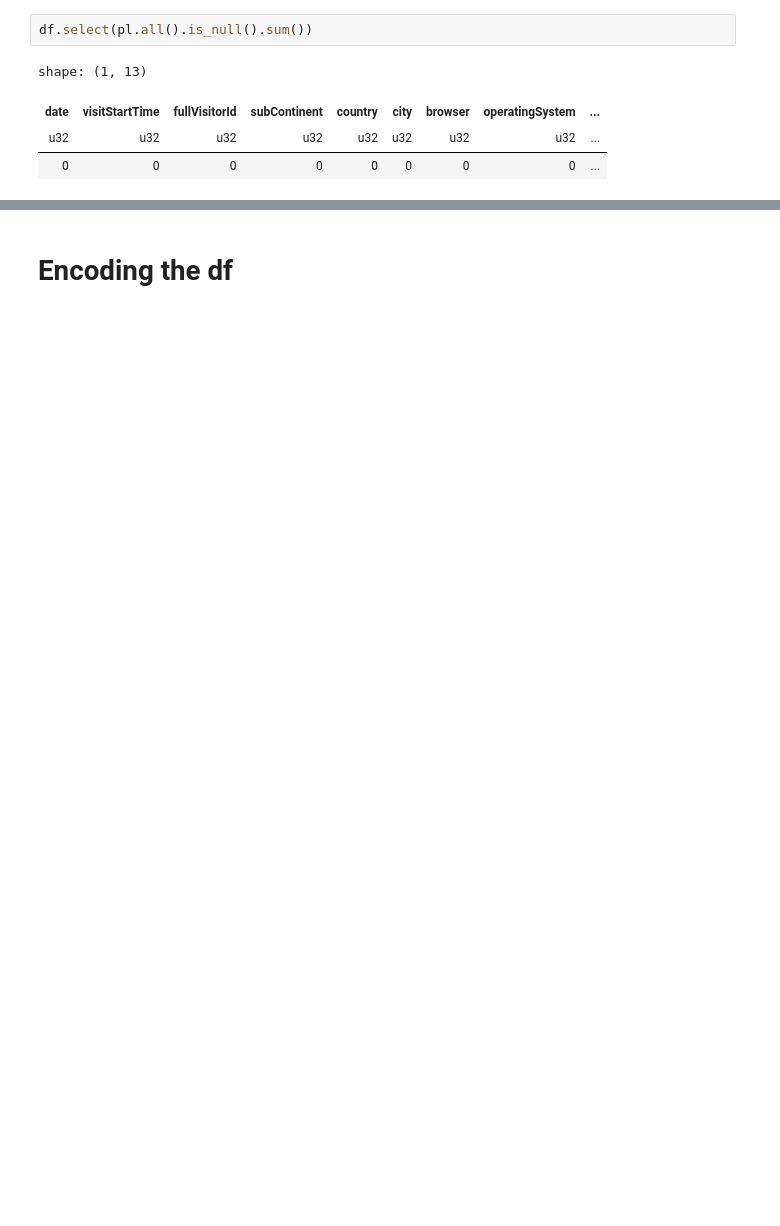
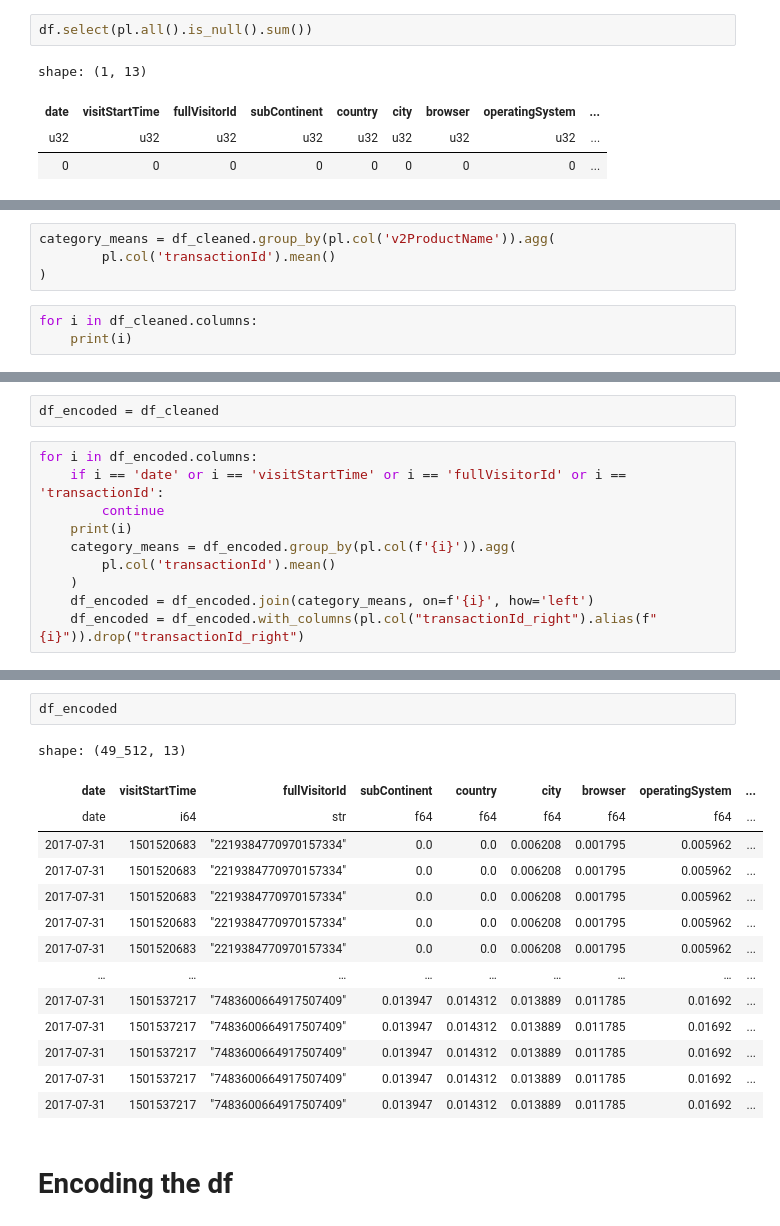
Before and after one commit to Andrew-Bordei/Data-Science, a Jupyter notebook: recommendation_system/notebooks/preprocessing.ipynb, the cells around one changed output, grey strips where cells are left out. Drawn from its saved outputs; the diff is of its cells as text; blank space fills up the shorter version.

```diff
--- a/recommendation_system/notebooks/preprocessing.ipynb
+++ b/recommendation_system/notebooks/preprocessing.ipynb
@@ -156,0 +141,7 @@ shape: (49_512, 13)
+# %%
+category_means = df_cleaned.group_by(pl.col('v2ProductName')).agg(
+        pl.col('transactionId').mean()
+)
+# %%
+for i in df_cleaned.columns:
+    print(i)
@@ -156,0 +162,12 @@ shape: (49_512, 13)
+# %%
+df_encoded = df_cleaned
+# %%
+for i in df_encoded.columns:
+    if i == 'date' or i == 'visitStartTime' or i == 'fullVisitorId' or i == 'transactionId':
+        continue
+    print(i)
+    category_means = df_encoded.group_by(pl.col(f'{i}')).agg(
+        pl.col('transactionId').mean()
+    )
+    df_encoded = df_encoded.join(category_means, on=f'{i}', how='left')
+    df_encoded = df_encoded.with_columns(pl.col("transactionId_right").alias(f"{i}")).drop("transactionId_right")
@@ -157,3 +184,20 @@ shape: (49_512, 13)
+# %%
+df_encoded
+# %% [output]
+shape: (49_512, 13)
+| date | visitStartTime | fullVisitorId | subContinent | country | city | browser | operatingSystem | ... |
+| date | i64 | str | f64 | f64 | f64 | f64 | f64 | ... |
+| 2017-07-31 | 1501520683 | "2219384770970157334" | 0.0 | 0.0 | 0.006208 | 0.001795 | 0.005962 | ... |
+| 2017-07-31 | 1501520683 | "2219384770970157334" | 0.0 | 0.0 | 0.006208 | 0.001795 | 0.005962 | ... |
+| 2017-07-31 | 1501520683 | "2219384770970157334" | 0.0 | 0.0 | 0.006208 | 0.001795 | 0.005962 | ... |
+| 2017-07-31 | 1501520683 | "2219384770970157334" | 0.0 | 0.0 | 0.006208 | 0.001795 | 0.005962 | ... |
+| 2017-07-31 | 1501520683 | "2219384770970157334" | 0.0 | 0.0 | 0.006208 | 0.001795 | 0.005962 | ... |
+| … | … | … | … | … | … | … | … | ... |
+| 2017-07-31 | 1501537217 | "7483600664917507409" | 0.013947 | 0.014312 | 0.013889 | 0.011785 | 0.01692 | ... |
+| 2017-07-31 | 1501537217 | "7483600664917507409" | 0.013947 | 0.014312 | 0.013889 | 0.011785 | 0.01692 | ... |
+| 2017-07-31 | 1501537217 | "7483600664917507409" | 0.013947 | 0.014312 | 0.013889 | 0.011785 | 0.01692 | ... |
+| 2017-07-31 | 1501537217 | "7483600664917507409" | 0.013947 | 0.014312 | 0.013889 | 0.011785 | 0.01692 | ... |
+| 2017-07-31 | 1501537217 | "7483600664917507409" | 0.013947 | 0.014312 | 0.013889 | 0.011785 | 0.01692 | ... |
 # %% [markdown]
 # Encoding the df
 # %%
```
Also changed, not shown: parts of 24 cells of this notebook, 1 other file.
